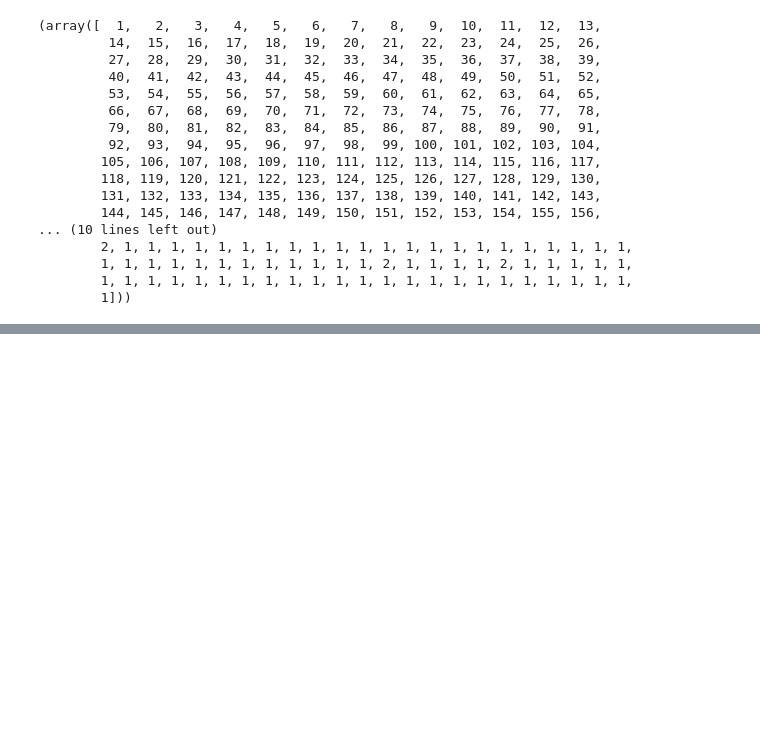
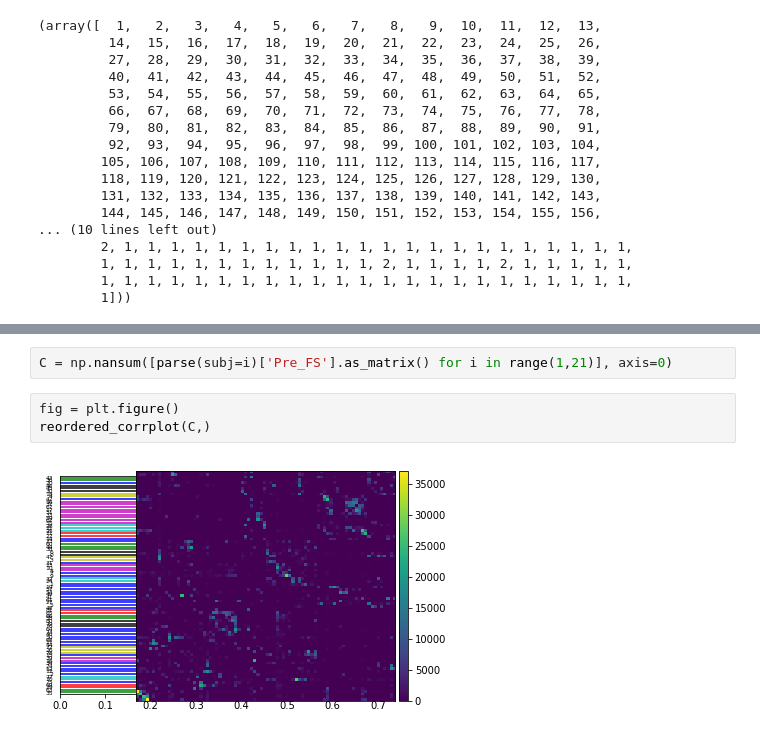
Before and after one commit to HALtheWise/Neurotech-project-1, a Jupyter notebook: correlation_clustering.ipynb, the cells around one changed output, grey strips where cells are left out. Cells and saved outputs as stored; diff of their text form; blank space fills up the shorter version.

```diff
--- a/correlation_clustering.ipynb
+++ b/correlation_clustering.ipynb
@@ -351,3 +354,10 @@ reordered_corrplot(C2, 'sqeuclidean')
 [figure]
 [figure]
 [figure]
+# %%
+C = np.nansum([parse(subj=i)['Pre_FS'].as_matrix() for i in range(1,21)], axis=0)
+# %%
+fig = plt.figure()
+reordered_corrplot(C,)
+# %% [output]
+[figure, added]
```
Also changed, not shown: parts of 1 cell of this notebook.
